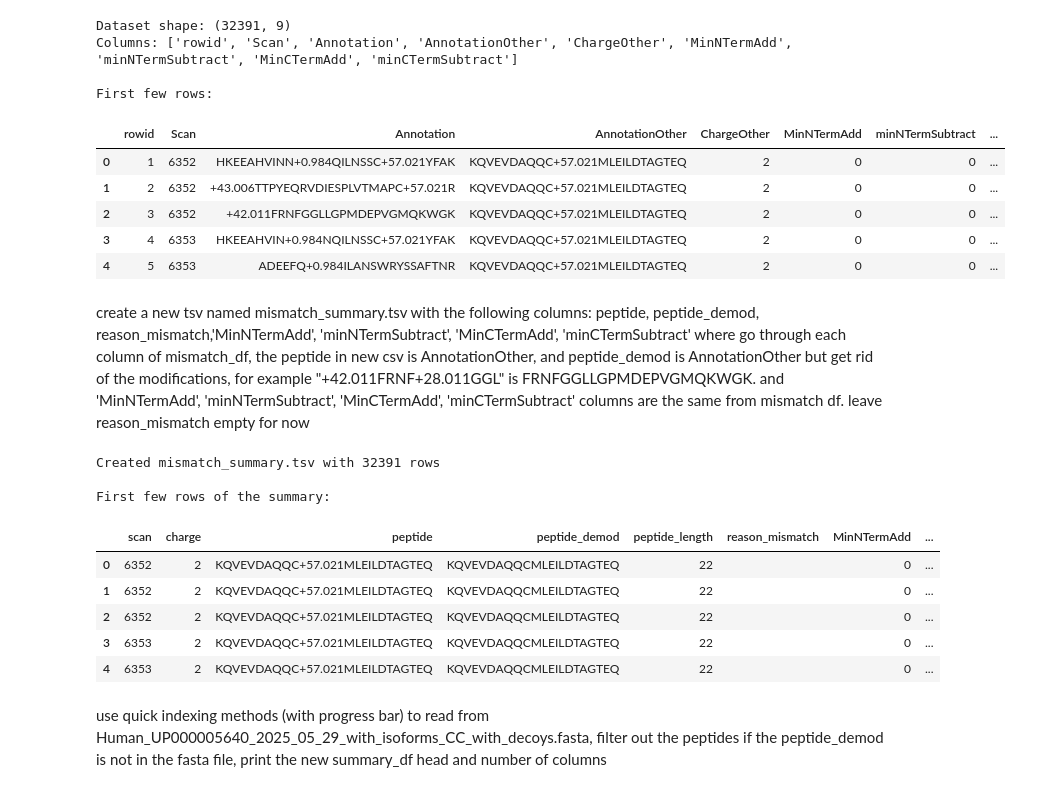
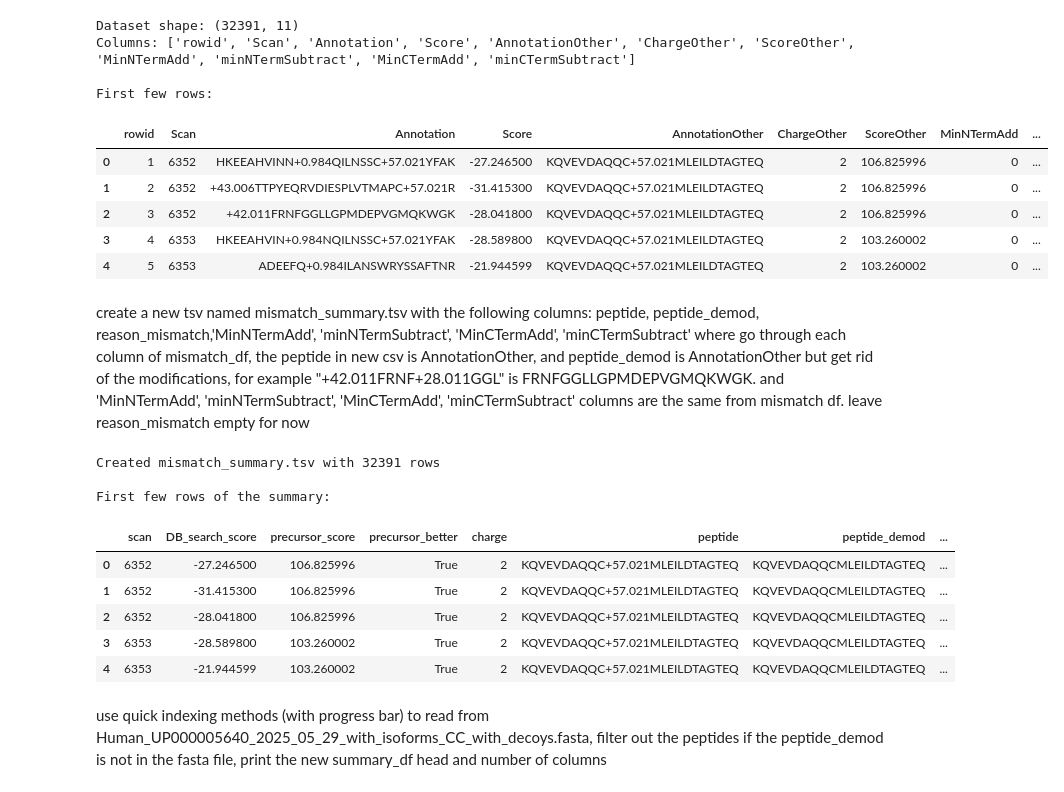
Before and after one commit to Daniel-Xkan/Protein_id_reanalysis, a Jupyter notebook: MassiveKB_vs_PA/psm_compare/mismatch_summary.ipynb, the cells around one changed output. Drawn from its saved outputs; the diff is of its cells as text; code cells hidden in the pictures.

Commit message:
update search score

```diff
--- a/MassiveKB_vs_PA/psm_compare/mismatch_summary.ipynb
+++ b/MassiveKB_vs_PA/psm_compare/mismatch_summary.ipynb
@@ -1,28 +1,28 @@
 # %%
 import pandas as pd
 
 # Read the TSV file with specific columns
-columns_to_read = ['rowid', 'Scan', 'Annotation', 'AnnotationOther', 'ChargeOther',
+columns_to_read = ['rowid', 'Scan', 'Annotation','Score', 'AnnotationOther', 'ChargeOther','ScoreOther',
                    'MinNTermAdd', 'minNTermSubtract', 'MinCTermAdd', 'minCTermSubtract']
 mismatch_df = pd.read_csv('PRISMAL_REPROCESS_PA_UniproKB_Normal123_mismatched.tsv', sep='\t', usecols=columns_to_read)
 matched_df = pd.read_csv('PRISMAL_REPROCESS_PA_UniproKB_Normal123_matched.tsv', sep='\t', usecols=columns_to_read)
 
 # Display basic information about the dataset
 print(f"Dataset shape: {mismatch_df.shape}")
 print(f"Columns: {list(mismatch_df.columns)}")
 print("\nFirst few rows:")
 mismatch_df.head()
 # %% [output]
-Dataset shape: (32391, 9)
-Columns: ['rowid', 'Scan', 'Annotation', 'AnnotationOther', 'ChargeOther', 'MinNTermAdd', 'minNTermSubtract', 'MinCTermAdd', 'minCTermSubtract']
+Dataset shape: (32391, 11)
+Columns: ['rowid', 'Scan', 'Annotation', 'Score', 'AnnotationOther', 'ChargeOther', 'ScoreOther', 'MinNTermAdd', 'minNTermSubtract', 'MinCTermAdd', 'minCTermSubtract']
 
 First few rows:
-|  | rowid | Scan | Annotation | AnnotationOther | ChargeOther | MinNTermAdd | minNTermSubtract | ... |
-| 0 | 1 | 6352 | HKEEAHVINN+0.984QILNSSC+57.021YFAK | KQVEVDAQQC+57.021MLEILDTAGTEQ | 2 | 0 | 0 | ... |
-| 1 | 2 | 6352 | +43.006TTPYEQRVDIESPLVTMAPC+57.021R | KQVEVDAQQC+57.021MLEILDTAGTEQ | 2 | 0 | 0 | ... |
-| 2 | 3 | 6352 | +42.011FRNFGGLLGPMDEPVGMQKWGK | KQVEVDAQQC+57.021MLEILDTAGTEQ | 2 | 0 | 0 | ... |
-| 3 | 4 | 6353 | HKEEAHVIN+0.984NQILNSSC+57.021YFAK | KQVEVDAQQC+57.021MLEILDTAGTEQ | 2 | 0 | 0 | ... |
-| 4 | 5 | 6353 | ADEEFQ+0.984ILANSWRYSSAFTNR | KQVEVDAQQC+57.021MLEILDTAGTEQ | 2 | 0 | 0 | ... |
+|  | rowid | Scan | Annotation | Score | AnnotationOther | ChargeOther | ScoreOther | MinNTermAdd | ... |
+| 0 | 1 | 6352 | HKEEAHVINN+0.984QILNSSC+57.021YFAK | -27.246500 | KQVEVDAQQC+57.021MLEILDTAGTEQ | 2 | 106.825996 | 0 | ... |
+| 1 | 2 | 6352 | +43.006TTPYEQRVDIESPLVTMAPC+57.021R | -31.415300 | KQVEVDAQQC+57.021MLEILDTAGTEQ | 2 | 106.825996 | 0 | ... |
+| 2 | 3 | 6352 | +42.011FRNFGGLLGPMDEPVGMQKWGK | -28.041800 | KQVEVDAQQC+57.021MLEILDTAGTEQ | 2 | 106.825996 | 0 | ... |
+| 3 | 4 | 6353 | HKEEAHVIN+0.984NQILNSSC+57.021YFAK | -28.589800 | KQVEVDAQQC+57.021MLEILDTAGTEQ | 2 | 103.260002 | 0 | ... |
+| 4 | 5 | 6353 | ADEEFQ+0.984ILANSWRYSSAFTNR | -21.944599 | KQVEVDAQQC+57.021MLEILDTAGTEQ | 2 | 103.260002 | 0 | ... |
 # %% [markdown]
 create a new tsv named mismatch_summary.tsv with the following columns: peptide, peptide_demod, reason_mismatch,'MinNTermAdd', 'minNTermSubtract', 'MinCTermAdd', 'minCTermSubtract' where go through each column of mismatch_df, the peptide in new csv is  AnnotationOther, and peptide_demod is AnnotationOther but get rid of the modifications, for example "+42.011FRNF+28.011GGL" is FRNFGGLLGPMDEPVGMQKWGK. and 'MinNTermAdd', 'minNTermSubtract', 'MinCTermAdd', 'minCTermSubtract' columns are the same from mismatch df. leave reason_mismatch empty for now
 # %%
@@ -39,6 +39,9 @@ def remove_modifications(peptide_string):
 # Create the new dataframe with required columns
 summary_df = pd.DataFrame({
     'scan': mismatch_df['Scan'],
+    'DB_search_score': mismatch_df['Score'],
+    'precursor_score': mismatch_df['ScoreOther'],
+    'precursor_better': mismatch_df['Score'] > mismatch_df['ScoreOther'],
     'charge': mismatch_df['ChargeOther'],
     'peptide': mismatch_df['AnnotationOther'],
     'peptide_demod': mismatch_df['AnnotationOther'].apply(remove_modifications),
@@ -60,12 +63,12 @@ summary_df.head()
 Created mismatch_summary.tsv with 32391 rows
 
 First few rows of the summary:
-|  | scan | charge | peptide | peptide_demod | peptide_length | reason_mismatch | MinNTermAdd | ... |
-| 0 | 6352 | 2 | KQVEVDAQQC+57.021MLEILDTAGTEQ | KQVEVDAQQCMLEILDTAGTEQ | 22 |  | 0 | ... |
-| 1 | 6352 | 2 | KQVEVDAQQC+57.021MLEILDTAGTEQ | KQVEVDAQQCMLEILDTAGTEQ | 22 |  | 0 | ... |
-| 2 | 6352 | 2 | KQVEVDAQQC+57.021MLEILDTAGTEQ | KQVEVDAQQCMLEILDTAGTEQ | 22 |  | 0 | ... |
-| 3 | 6353 | 2 | KQVEVDAQQC+57.021MLEILDTAGTEQ | KQVEVDAQQCMLEILDTAGTEQ | 22 |  | 0 | ... |
-| 4 | 6353 | 2 | KQVEVDAQQC+57.021MLEILDTAGTEQ | KQVEVDAQQCMLEILDTAGTEQ | 22 |  | 0 | ... |
+|  | scan | DB_search_score | precursor_score | precursor_better | charge | peptide | peptide_demod | ... |
+| 0 | 6352 | -27.246500 | 106.825996 | True | 2 | KQVEVDAQQC+57.021MLEILDTAGTEQ | KQVEVDAQQCMLEILDTAGTEQ | ... |
+| 1 | 6352 | -31.415300 | 106.825996 | True | 2 | KQVEVDAQQC+57.021MLEILDTAGTEQ | KQVEVDAQQCMLEILDTAGTEQ | ... |
+| 2 | 6352 | -28.041800 | 106.825996 | True | 2 | KQVEVDAQQC+57.021MLEILDTAGTEQ | KQVEVDAQQCMLEILDTAGTEQ | ... |
+| 3 | 6353 | -28.589800 | 103.260002 | True | 2 | KQVEVDAQQC+57.021MLEILDTAGTEQ | KQVEVDAQQCMLEILDTAGTEQ | ... |
+| 4 | 6353 | -21.944599 | 103.260002 | True | 2 | KQVEVDAQQC+57.021MLEILDTAGTEQ | KQVEVDAQQCMLEILDTAGTEQ | ... |
 # %% [markdown]
 use quick indexing methods (with progress bar) to read from Human_UP000005640_2025_05_29_with_isoforms_CC_with_decoys.fasta, filter out the peptides if the peptide_demod is not in the fasta file, print the new summary_df head and number of columns
 # %%
```
Also changed, not shown: parts of 2 cells of this notebook.
